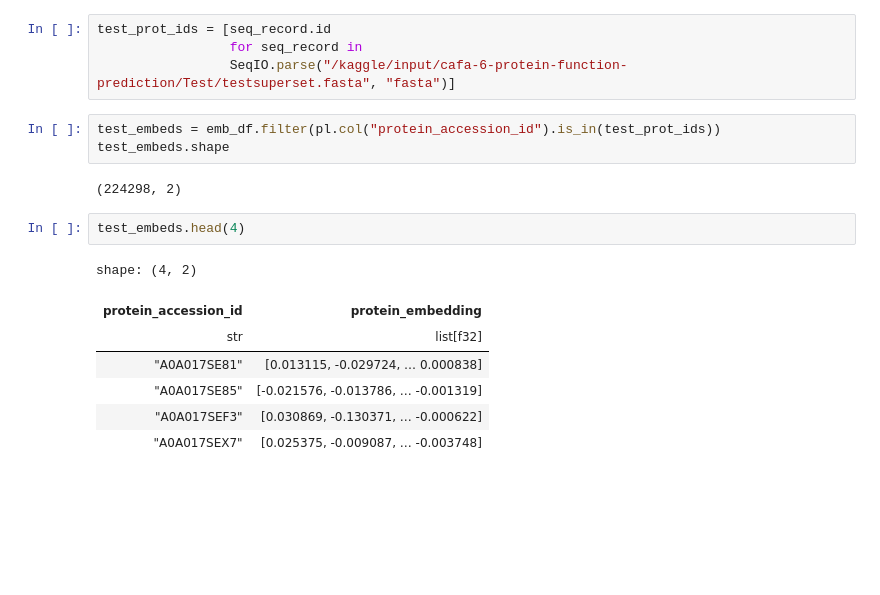
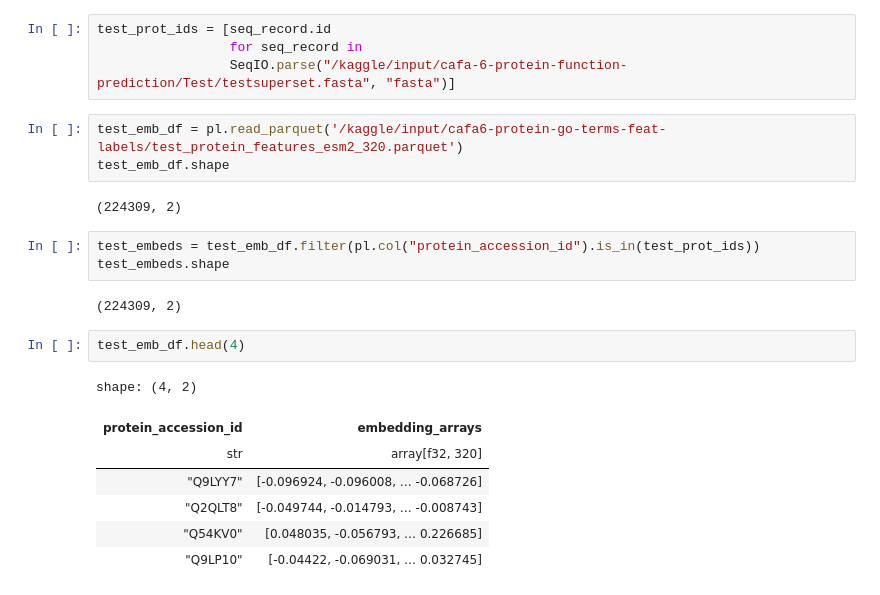
Before and after one commit to sumaniitm/cafa-6-protein-function-prediction-kaggle, a Jupyter notebook: cafa-suman-ontology-based-features.ipynb, the cells around one changed output. Drawn from its saved outputs; the diff is of its cells as text; blank space fills up the shorter version.

Commit message:
Finished generating features and labels segregated by root ontologies

```diff
--- a/cafa-suman-ontology-based-features.ipynb
+++ b/cafa-suman-ontology-based-features.ipynb
@@ -462,21 +445,26 @@ train_protein_features_flattened.write_parquet('train_protein_features.parquet')
 test_prot_ids = [seq_record.id
                  for seq_record in
                  SeqIO.parse("/kaggle/input/cafa-6-protein-function-prediction/Test/testsuperset.fasta", "fasta")]
+# %%
+test_emb_df = pl.read_parquet('/kaggle/input/cafa6-protein-go-terms-feat-labels/test_protein_features_esm2_320.parquet')
+test_emb_df.shape
+# %% [output]
+(224309, 2)
 # %%
-test_embeds = emb_df.filter(pl.col("protein_accession_id").is_in(test_prot_ids))
+test_embeds = test_emb_df.filter(pl.col("protein_accession_id").is_in(test_prot_ids))
 test_embeds.shape
 # %% [output]
-(224298, 2)
+(224309, 2)
 # %%
-test_embeds.head(4)
+test_emb_df.head(4)
 # %% [output]
 shape: (4, 2)
-| protein_accession_id | protein_embedding |
-| str | list[f32] |
-| "A0A017SE81" | [0.013115, -0.029724, … 0.000838] |
-| "A0A017SE85" | [-0.021576, -0.013786, … -0.001319] |
-| "A0A017SEF3" | [0.030869, -0.130371, … -0.000622] |
-| "A0A017SEX7" | [0.025375, -0.009087, … -0.003748] |
+| protein_accession_id | embedding_arrays |
+| str | array[f32, 320] |
+| "Q9LYY7" | [-0.096924, -0.096008, … -0.068726] |
+| "Q2QLT8" | [-0.049744, -0.014793, … -0.008743] |
+| "Q54KV0" | [0.048035, -0.056793, … 0.226685] |
+| "Q9LP10" | [-0.04422, -0.069031, … 0.032745] |
 # %%
 dd.sql("select count(distinct(protein_accession_id)) as uniq_protein_accession_ids from test_embeds").pl()
 # %% [output]
```
Also changed, not shown: parts of 13 cells of this notebook.
